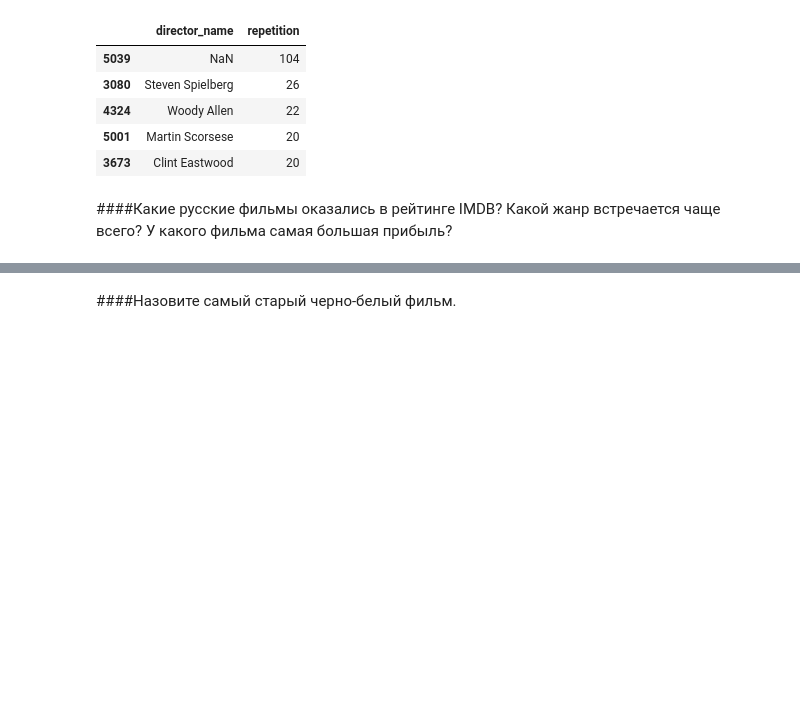
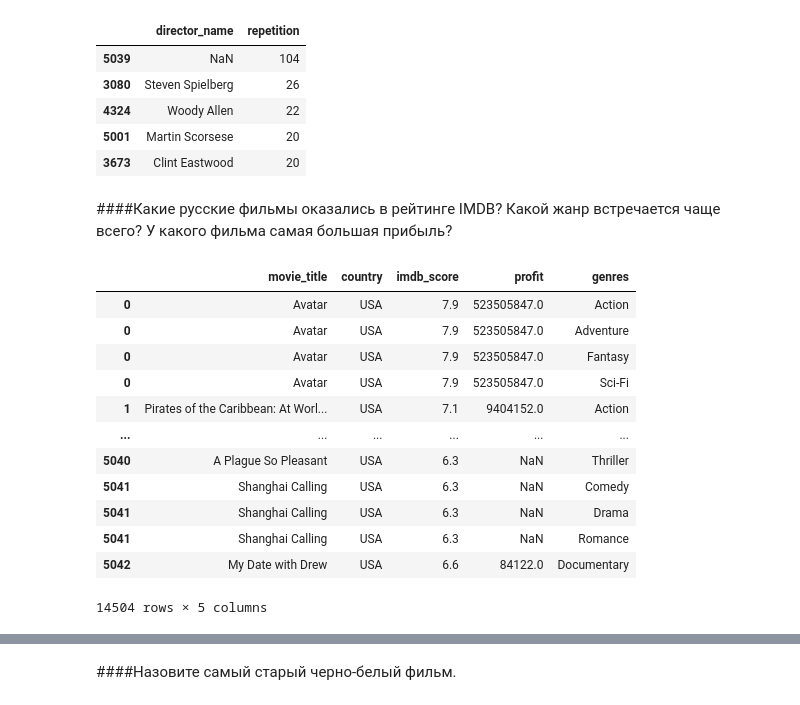
Before and after one commit to MangoFM/Movie_Analysis, a Jupyter notebook: Анализ_кинофильмов_Скоркин.ipynb, the cells around one changed output, grey strips where cells are left out. Cells and saved outputs as stored; diff of their text form; code cells hidden in the pictures; blank space fills up the shorter version.

```diff
--- a/Анализ_кинофильмов_Скоркин.ipynb
+++ b/Анализ_кинофильмов_Скоркин.ipynb
@@ -462,3 +493,21 @@ df17.head(5)
 | 3673 | Clint Eastwood | 20 |
 # %% [markdown]
 ####Какие русские фильмы оказались в рейтинге IMDB? Какой жанр встречается чаще всего? У какого фильма самая большая прибыль?
+# %%
+df20 = data[['movie_title', 'country', 'imdb_score', 'profit']]
+df20 = df20.join(df['genres'])
+df20
+# %% [output]
+|  | movie_title | country | imdb_score | profit | genres |
+| 0 | Avatar | USA | 7.9 | 523505847.0 | Action |
+| 0 | Avatar | USA | 7.9 | 523505847.0 | Adventure |
+| 0 | Avatar | USA | 7.9 | 523505847.0 | Fantasy |
+| 0 | Avatar | USA | 7.9 | 523505847.0 | Sci-Fi |
+| 1 | Pirates of the Caribbean: At Worl... | USA | 7.1 | 9404152.0 | Action |
+| ... | ... | ... | ... | ... | ... |
+| 5040 | A Plague So Pleasant | USA | 6.3 | NaN | Thriller |
+| 5041 | Shanghai Calling | USA | 6.3 | NaN | Comedy |
+| 5041 | Shanghai Calling | USA | 6.3 | NaN | Drama |
+| 5041 | Shanghai Calling | USA | 6.3 | NaN | Romance |
+| 5042 | My Date with Drew | USA | 6.6 | 84122.0 | Documentary |
+14504 rows × 5 columns
```
Also changed, not shown: parts of 28 cells of this notebook.
